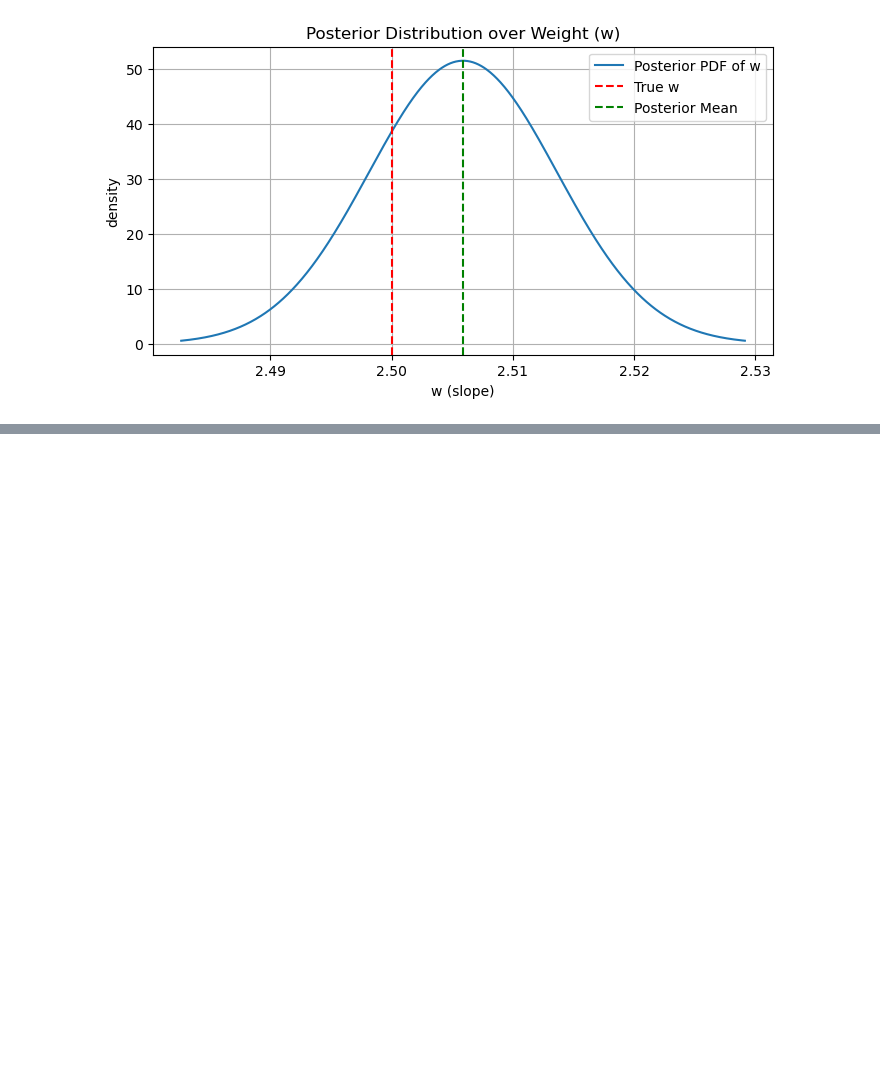
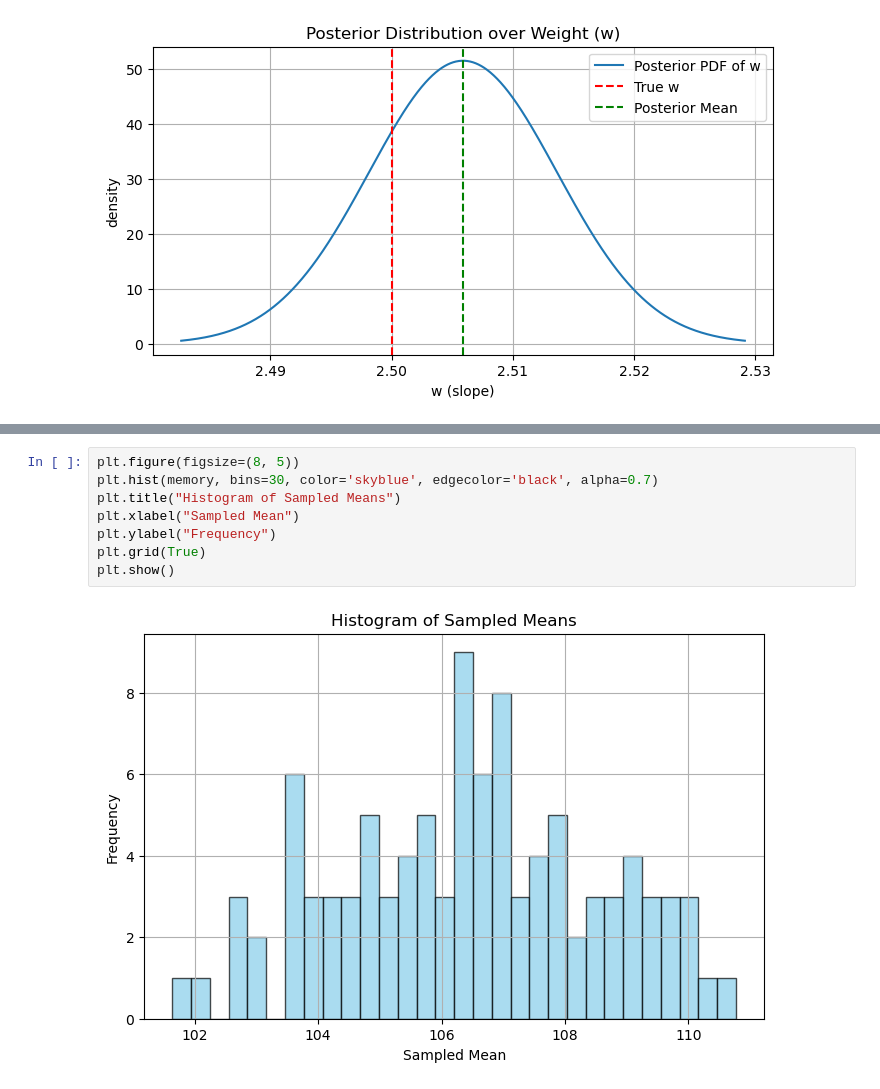
Before and after one commit to derekriceX/Bayesian-Analysis, a Jupyter notebook: C4_numpy_Bayesian_Linear_Regression_10NOV2025.ipynb, the cells around one changed output, grey strips where cells are left out. Saved outputs shown, nothing was run; the diff lists cells and outputs as text; blank space fills up the shorter version.

```diff
--- a/C4_numpy_Bayesian_Linear_Regression_10NOV2025.ipynb
+++ b/C4_numpy_Bayesian_Linear_Regression_10NOV2025.ipynb
@@ -83,0 +114,10 @@ plt.show()
+# %%
+plt.figure(figsize=(8, 5))
+plt.hist(memory, bins=30, color='skyblue', edgecolor='black', alpha=0.7)
+plt.title("Histogram of Sampled Means")
+plt.xlabel("Sampled Mean")
+plt.ylabel("Frequency")
+plt.grid(True)
+plt.show()
+# %% [output]
+[figure, added]
```
Also changed, not shown: parts of 3 cells of this notebook.
